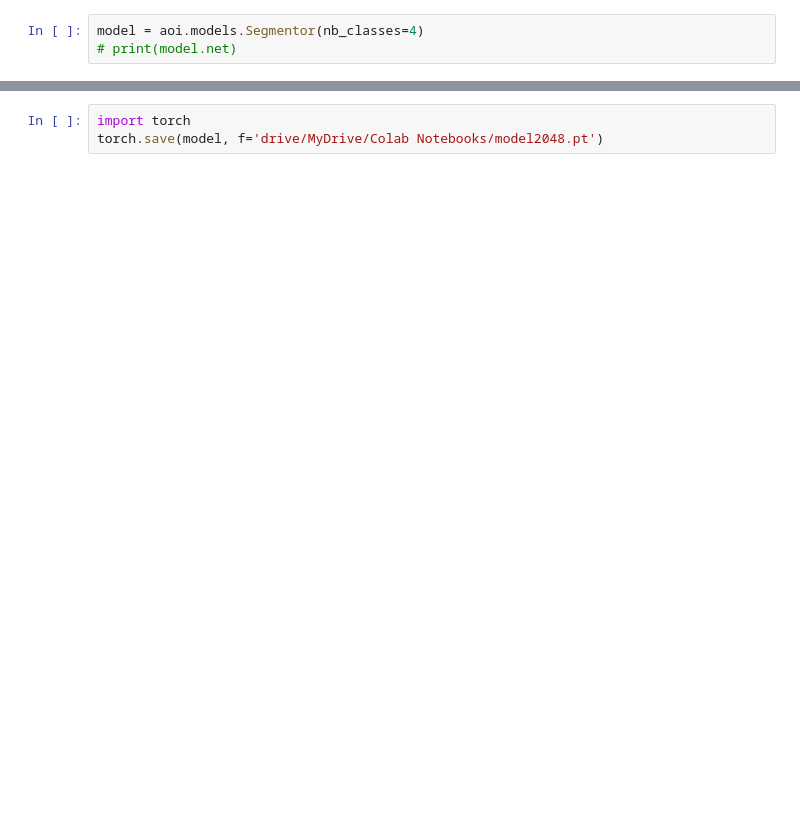
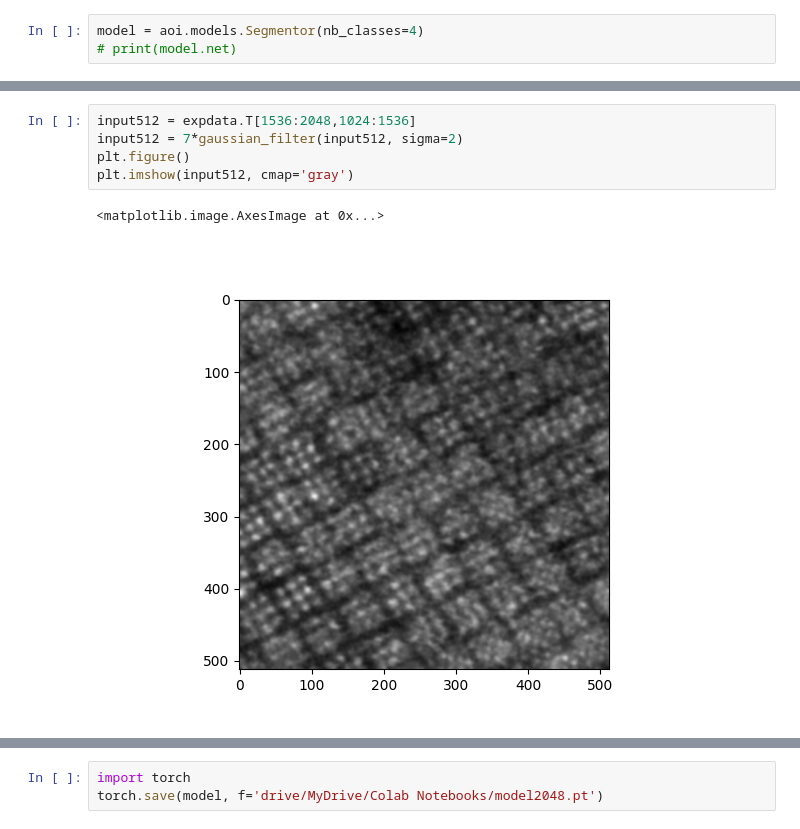
Before and after one commit to ahoust17/ZcontrastDataGen, a Jupyter notebook: UNet.ipynb, the cells around one changed output, grey strips where cells are left out. Cells and saved outputs as stored; diff of their text form; blank space fills up the shorter version.

```diff
--- a/UNet.ipynb
+++ b/UNet.ipynb
@@ -55 +75,9 @@ model.fit(images, labels, images_test, labels_test, training_cycles=100, compute
+# %%
+input512 = expdata.T[1536:2048,1024:1536]
+input512 = 7*gaussian_filter(input512, sigma=2)
+plt.figure()
+plt.imshow(input512, cmap='gray')
+# %% [output]
+<matplotlib.image.AxesImage at 0x...>
+[figure, added]
 # %%
```
Also changed, not shown: parts of 7 cells of this notebook, 2 other files.
